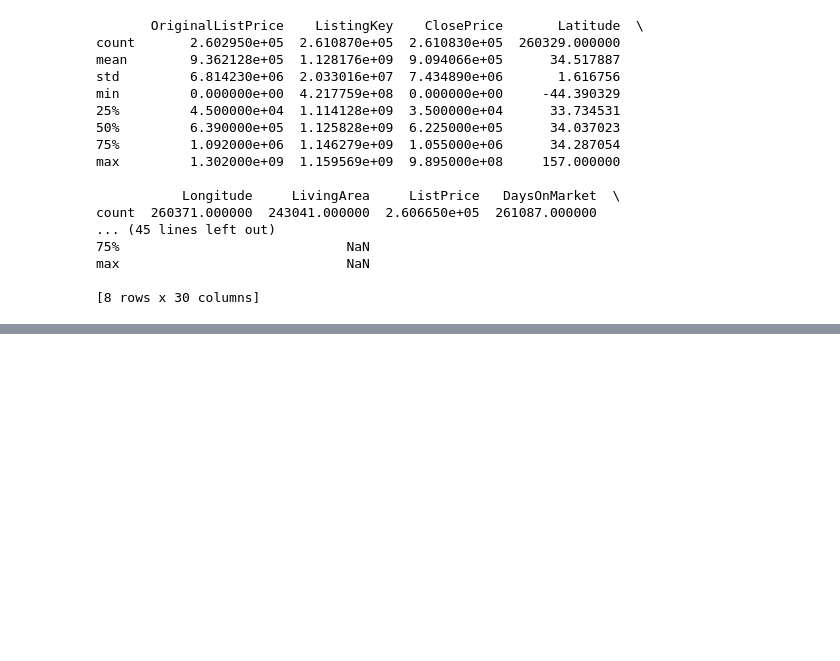
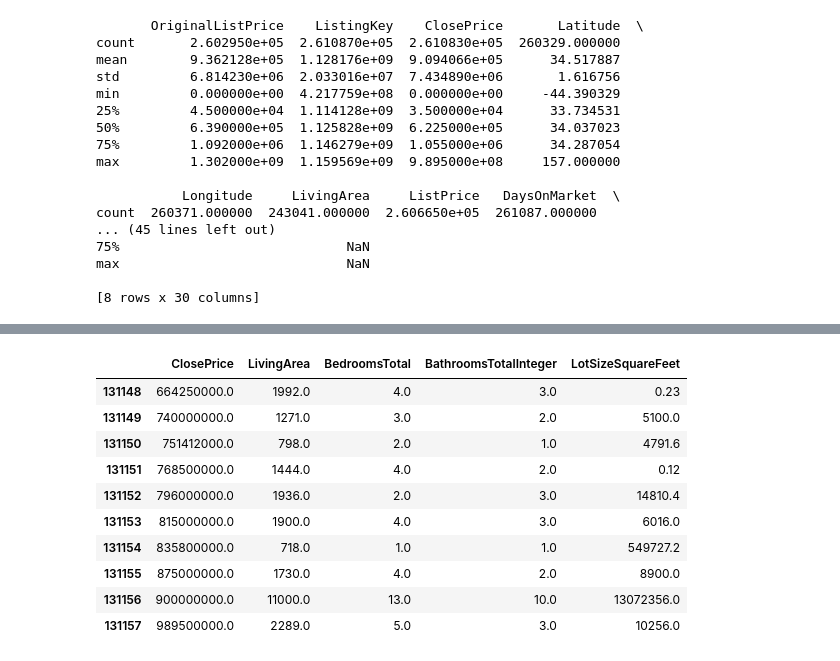
Before and after one commit to watafij1/IDX-Exchange-Data-Science, a Jupyter notebook: notebooks/01_exploration.ipynb, the cells around one changed output, grey strips where cells are left out. Cells and saved outputs as stored; diff of their text form; code cells hidden in the pictures; blank space fills up the shorter version.

```diff
--- a/notebooks/01_exploration.ipynb
+++ b/notebooks/01_exploration.ipynb
@@ -82,0 +246,17 @@ display(filtered_df.head())
+# %%
+# There are a decent amount of homes approaching the 1 billion dollar range, and plenty of homes
+# in the 100's of millions of dollars range. I wouldn't consider them errors, but definitely outliers.
+
+sorted_eda_df.tail(10)
+# %% [output]
+|  | ClosePrice | LivingArea | BedroomsTotal | BathroomsTotalInteger | LotSizeSquareFeet |
+| 131148 | 664250000.0 | 1992.0 | 4.0 | 3.0 | 0.23 |
+| 131149 | 740000000.0 | 1271.0 | 3.0 | 2.0 | 5100.0 |
+| 131150 | 751412000.0 | 798.0 | 2.0 | 1.0 | 4791.6 |
+| 131151 | 768500000.0 | 1444.0 | 4.0 | 2.0 | 0.12 |
+| 131152 | 796000000.0 | 1936.0 | 2.0 | 3.0 | 14810.4 |
+| 131153 | 815000000.0 | 1900.0 | 4.0 | 3.0 | 6016.0 |
+| 131154 | 835800000.0 | 718.0 | 1.0 | 1.0 | 549727.2 |
+| 131155 | 875000000.0 | 1730.0 | 4.0 | 2.0 | 8900.0 |
+| 131156 | 900000000.0 | 11000.0 | 13.0 | 10.0 | 13072356.0 |
+| 131157 | 989500000.0 | 2289.0 | 5.0 | 3.0 | 10256.0 |
```
Also changed, not shown: parts of 20 cells of this notebook.
